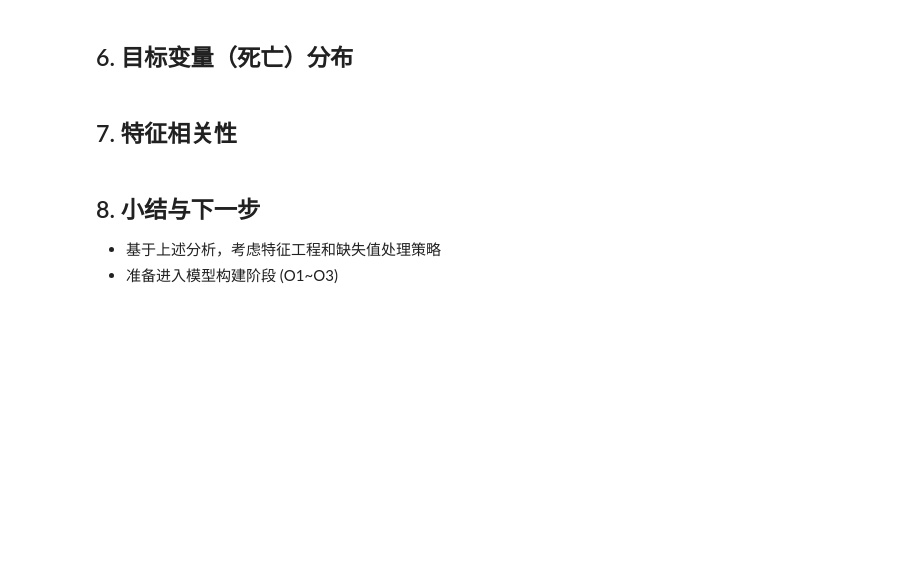
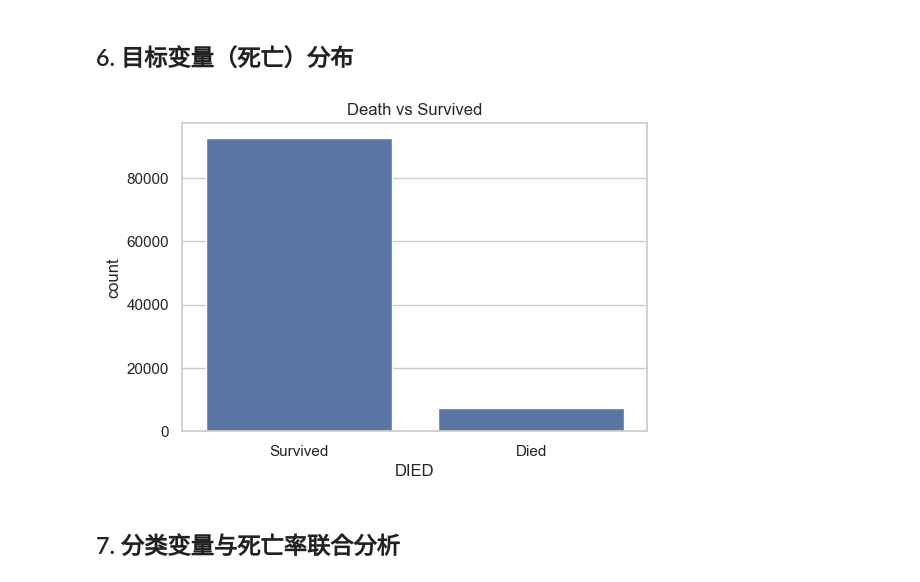
Before and after one commit to lixuanan2/EC-covid19-project, a Jupyter notebook: notebooks/01_EDA.ipynb, the cells around one changed output. Drawn from its saved outputs; the diff is of its cells as text; code cells hidden in the pictures; blank space fills up the shorter version.

```diff
--- a/notebooks/01_EDA.ipynb
+++ b/notebooks/01_EDA.ipynb
@@ -53,12 +96,13 @@ for col in categorical_cols:
 # %% [markdown]
 ## 6. 目标变量（死亡）分布
 # %%
-df['DIED'] = (df['DATE_DIED'] != '9999-99-99').astype(int)  # 同时转换成 0/1
-plt.figure(figsize=(6, 4))
-counts = df['DIED'].value_counts()
-plt.bar(['Survived', 'Died'], counts.values)
-plt.title('Death Distribution')
-plt.grid(True)
+df['DIED'] = (df['DATE_DIED'] != '9999-99-99').astype(int)
+plt.figure(figsize=(6,4))
+sns.countplot(x='DIED', data=df)
+plt.xticks([0,1], ['Survived','Died'])
+plt.title('Death vs Survived')
 plt.show()
+# %% [output]
+[figure, added]
 # %% [markdown]
-## 7. 特征相关性
+## 7. 分类变量与死亡率联合分析
@@ -80,5 +108,0 @@ plt.show()
-# %% [markdown]
-## 8. 小结与下一步
-
-- 基于上述分析，考虑特征工程和缺失值处理策略
-- 准备进入模型构建阶段 (O1~O3)
```
Also changed, not shown: parts of 16 cells of this notebook, 3 other files.
